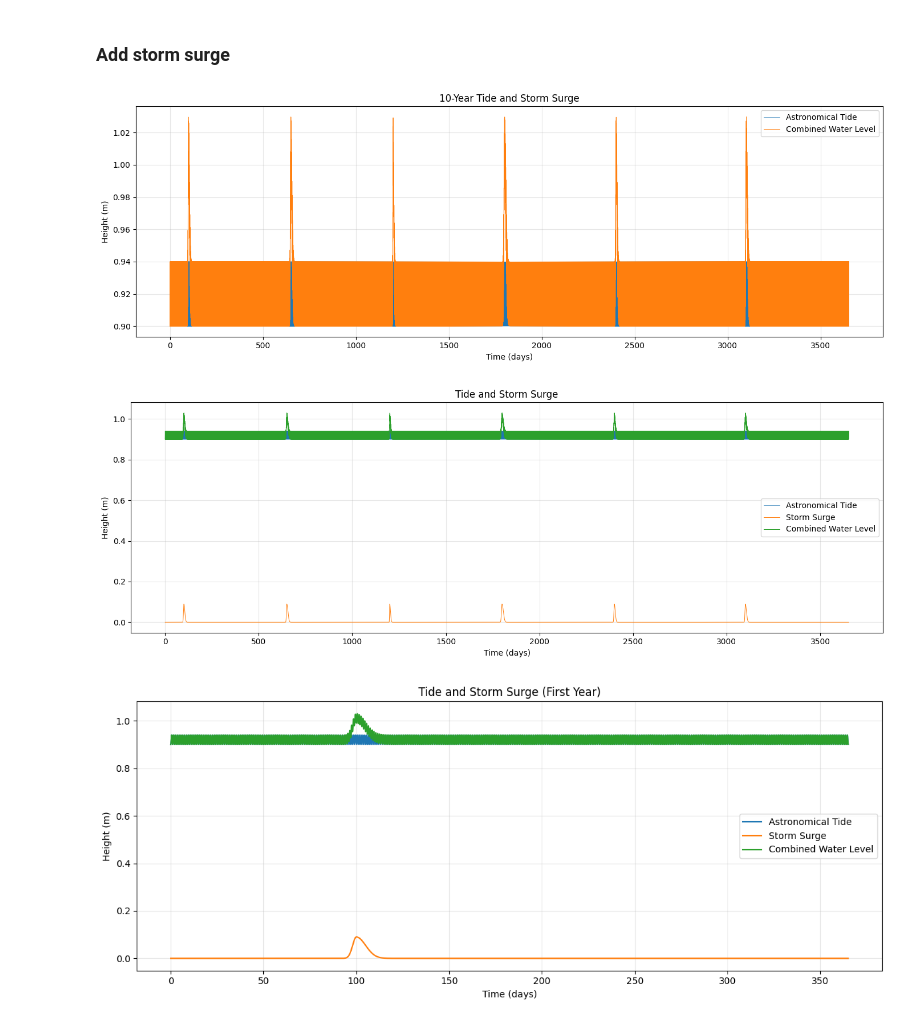
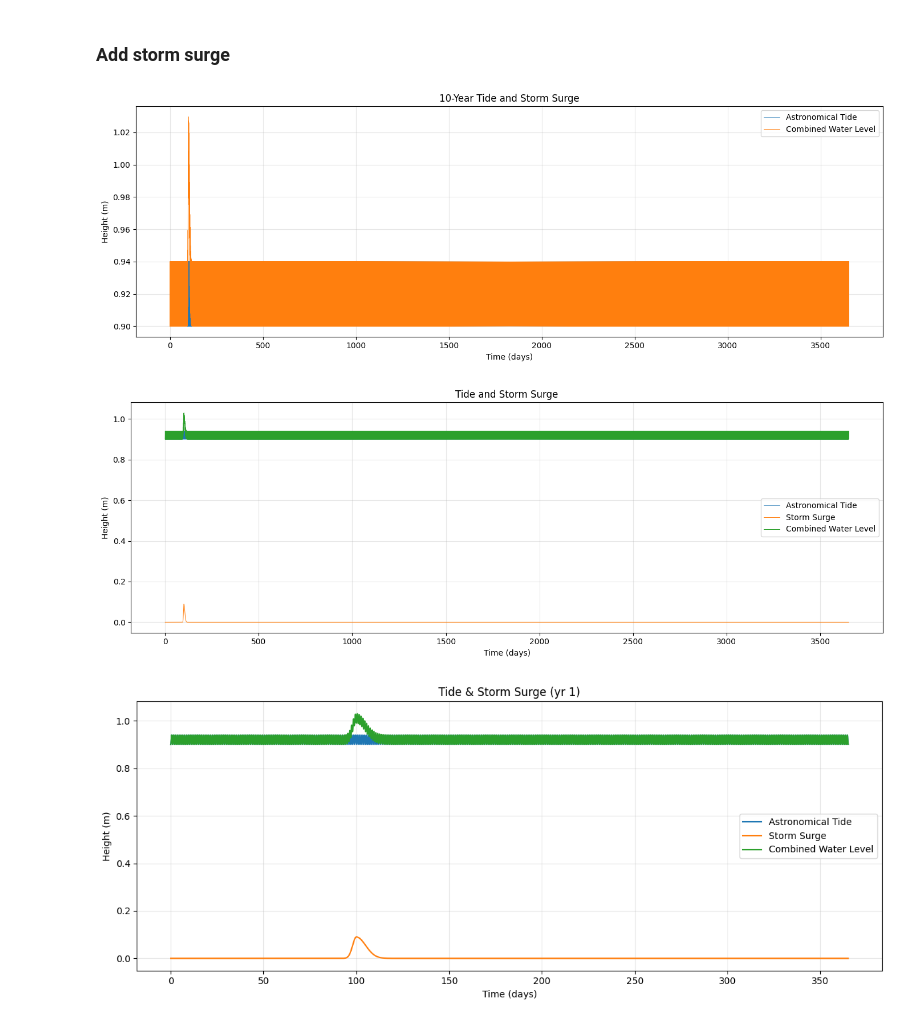
Before and after one commit to finley-davis/CZN_LSE, a Jupyter notebook: tides/tide_generator.ipynb, the cells around one changed output. Saved outputs shown, nothing was run; the diff lists cells and outputs as text; code cells hidden in the pictures.

Commit message:
chagning tides to just have 1 surge

```diff
--- a/tides/tide_generator.ipynb
+++ b/tides/tide_generator.ipynb
@@ -78,12 +78,12 @@ samples_per_day = 24
 #storm surge parameters, these are random rn (synthetic too)
 #format: (peak_day, peak_height, rise_duration, fall_duration)
 storms = [
-    (100, 0.09, 2, 5),
-    (650, 0.09, 2, 6),
-    (1200, 0.09, 1, 4),
-    (1800, 0.09, 3, 7),
-    (2400, 0.09, 2, 5),
-    (3100, 0.09, 2, 6)
+    (100, 0.09, 2, 5)#,
+    #(650, 0.09, 2, 6),
+    #(1200, 0.09, 1, 4),
+    #(1800, 0.09, 3, 7),
+    #(2400, 0.09, 2, 5),
+    #(3100, 0.09, 2, 6)
 ]
 
 #generate time array
@@ -154,36 +154,35 @@ plt.title("Tide and Storm Surge")
 plt.legend()
 plt.grid(True, alpha = 0.3)
 plt.tight_layout()
 plt.show()
 
-# plot first year
-
+#plot first year
 window_days = 365
 mask = t < window_days
 
 plt.figure(figsize = (12, 5))
 plt.plot(t[mask], tide[mask], label = "Astronomical Tide")
 plt.plot(t[mask], surge[mask], label = "Storm Surge")
 plt.plot(t[mask], h[mask], label = "Combined Water Level")
 plt.xlabel("Time (days)")
 plt.ylabel("Height (m)")
-plt.title("Tide and Storm Surge (First Year)")
+plt.title("Tide & Storm Surge (yr 1)")
 plt.legend()
 plt.grid(True, alpha = 0.3)
 plt.tight_layout()
 plt.show()
 
 # save file as txt in my repo
 output_path = "/Users/finleydavis/Desktop/CZN Project/HGS/_repo/tides/tides_surge.txt"
 
 df.to_csv(
     output_path,
     sep = " ",
     index = False,
     header = False,
     float_format = "%.6f"
 )
 # %% [output]
-[figure, old version]
+[figure, new version]
-[figure, old version]
+[figure, new version]
-[figure, old version]
+[figure, new version]
```
Also changed, not shown: parts of 1 cell of this notebook, 6 other files.
